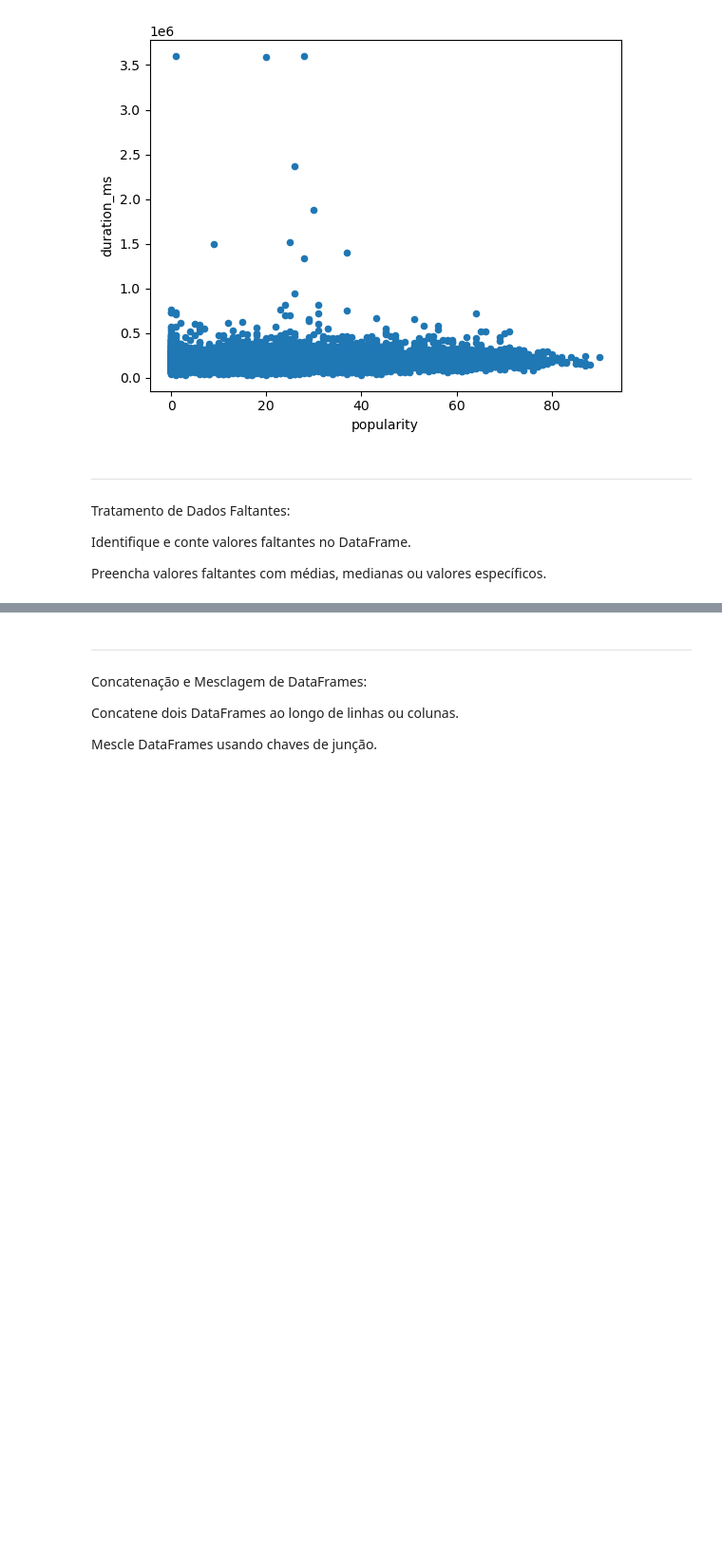
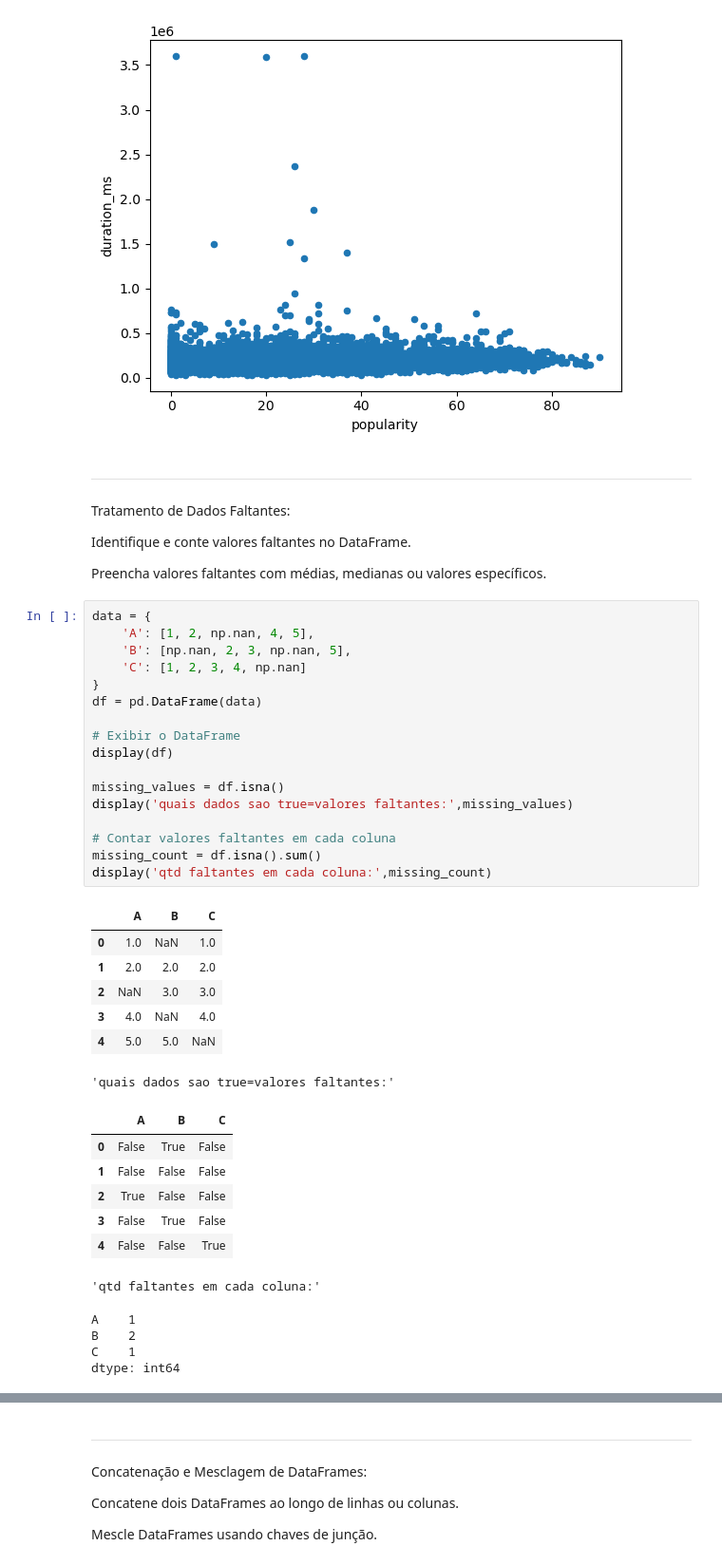
Before and after one commit to liviaalves00/JupyterNotebooksTestes, a Jupyter notebook: spotifydataset.ipynb, the cells around one changed output, grey strips where cells are left out. Shown at 95% size. Saved outputs shown, nothing was run; the diff lists cells and outputs as text; blank space fills up the shorter version.

```diff
--- a/spotifydataset.ipynb
+++ b/spotifydataset.ipynb
@@ -487,3 +466,39 @@ Tratamento de Dados Faltantes:
 Identifique e conte valores faltantes no DataFrame.
 
 Preencha valores faltantes com médias, medianas ou valores específicos.
+# %%
+data = {
+    'A': [1, 2, np.nan, 4, 5],
+    'B': [np.nan, 2, 3, np.nan, 5],
+    'C': [1, 2, 3, 4, np.nan]
+}
+df = pd.DataFrame(data)
+
+# Exibir o DataFrame
+display(df)
+
+missing_values = df.isna()
+display('quais dados sao true=valores faltantes:',missing_values)
+
+# Contar valores faltantes em cada coluna
+missing_count = df.isna().sum()
+display('qtd faltantes em cada coluna:',missing_count)
+# %% [output]
+|  | A | B | C |
+| 0 | 1.0 | NaN | 1.0 |
+| 1 | 2.0 | 2.0 | 2.0 |
+| 2 | NaN | 3.0 | 3.0 |
+| 3 | 4.0 | NaN | 4.0 |
+| 4 | 5.0 | 5.0 | NaN |
+'quais dados sao true=valores faltantes:'
+|  | A | B | C |
+| 0 | False | True | False |
+| 1 | False | False | False |
+| 2 | True | False | False |
+| 3 | False | True | False |
+| 4 | False | False | True |
+'qtd faltantes em cada coluna:'
+A    1
+B    2
+C    1
+dtype: int64
```
Also changed, not shown: parts of 5 cells of this notebook.
